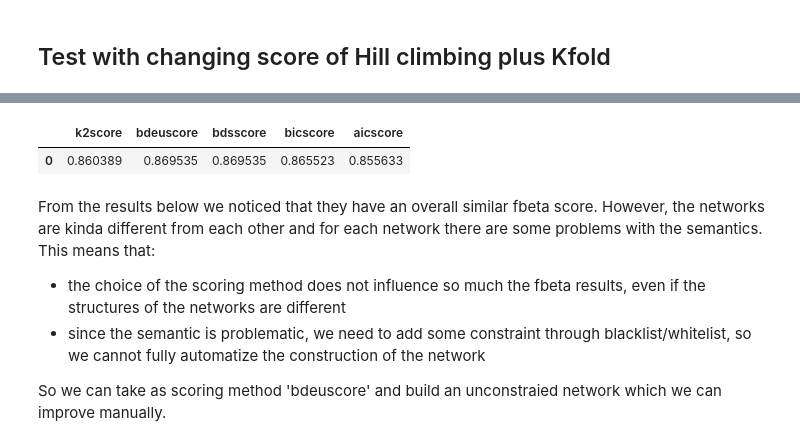
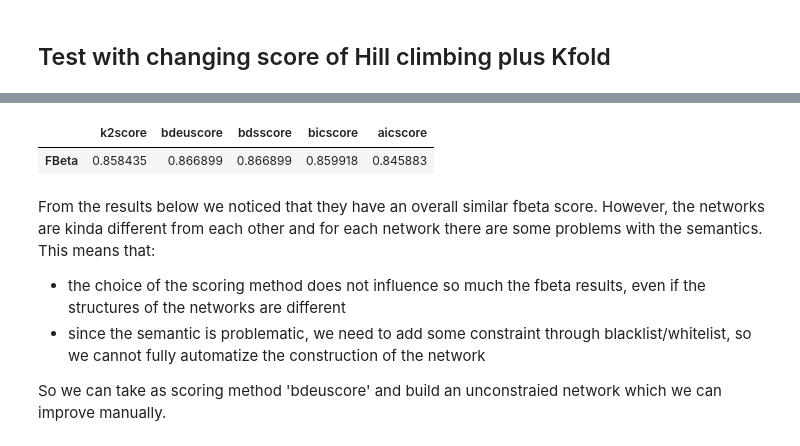
Before and after one commit to MatteoFasulo/BayesianHeartDisease, a Jupyter notebook: MLE_heart_crossvalidation.ipynb, the cells around one changed output, grey strips where cells are left out. Drawn from its saved outputs; the diff is of its cells as text; code cells hidden in the pictures.

```diff
--- a/MLE_heart_crossvalidation.ipynb
+++ b/MLE_heart_crossvalidation.ipynb
@@ -78,14 +85,14 @@ def bayesian_kfold(kfold, model):
         score.append(fbeta_score(df.iloc[test, -1], y_pred[target_variable], beta=2))
     return sum(score) / len(score)
 # %%
-scores = {}
-# Building different networks by using HillClimbing with different scoring methods
+%%capture
+
+scores = {} # Dictionary to store the fbeta got for each scoring method
+networks = {} # Dictionary to store the network structure for each scoring method
+
+# Building different networks by using HillClimbSearch with different scoring methods
 for scoring in ['k2score', 'bdeuscore', 'bdsscore', 'bicscore', 'aicscore']:
     network = HillClimbSearch(df, use_cache=False).estimate(scoring_method=scoring)
-    pos = nx.nx_agraph.graphviz_layout(network, prog="dot")
-    print(f"Score: {scoring}")
-    nx.draw(network, pos, with_labels=True, node_size=1000,
-        font_size=8, arrowsize=20, alpha=0.8)
-    plt.show()
+    networks[scoring] = network
     model = BayesianNetwork(network)
     scores[scoring] = bayesian_kfold(kfold, model)
@@ -205,8 +114,8 @@ Score: bdeuscore
 # %%
-pd.DataFrame(scores, index = [0])
+pd.DataFrame(scores, index = ['FBeta'])
 # %% [output]
 |  | k2score | bdeuscore | bdsscore | bicscore | aicscore |
-| 0 | 0.860389 | 0.869535 | 0.869535 | 0.865523 | 0.855633 |
+| FBeta | 0.858435 | 0.866899 | 0.866899 | 0.859918 | 0.845883 |
 # %% [markdown]
 From the results below we noticed that they have an overall similar fbeta score. However, the networks are kinda different from each other and for each network there are some problems with the semantics. This means that:
 - the choice of the scoring method does not influence so much the fbeta results, even if the structures of the networks are different
```
Also changed, not shown: parts of 17 cells of this notebook.
